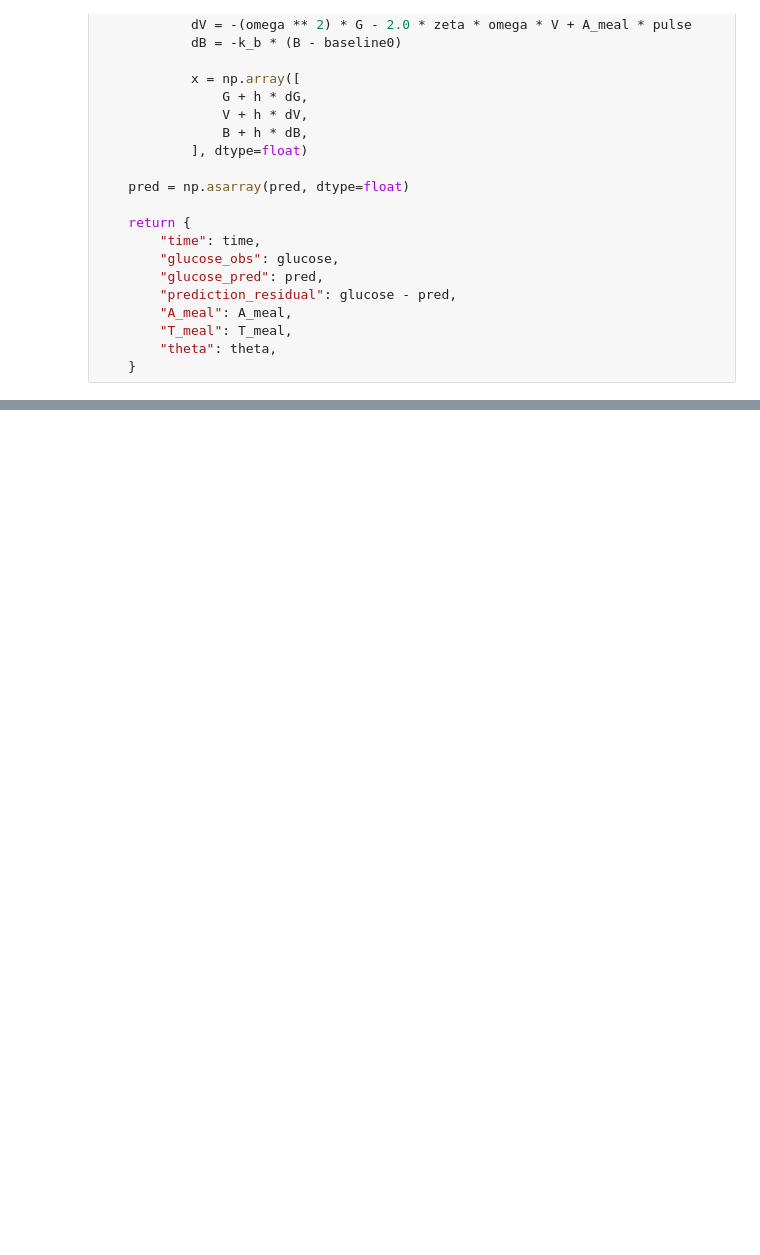
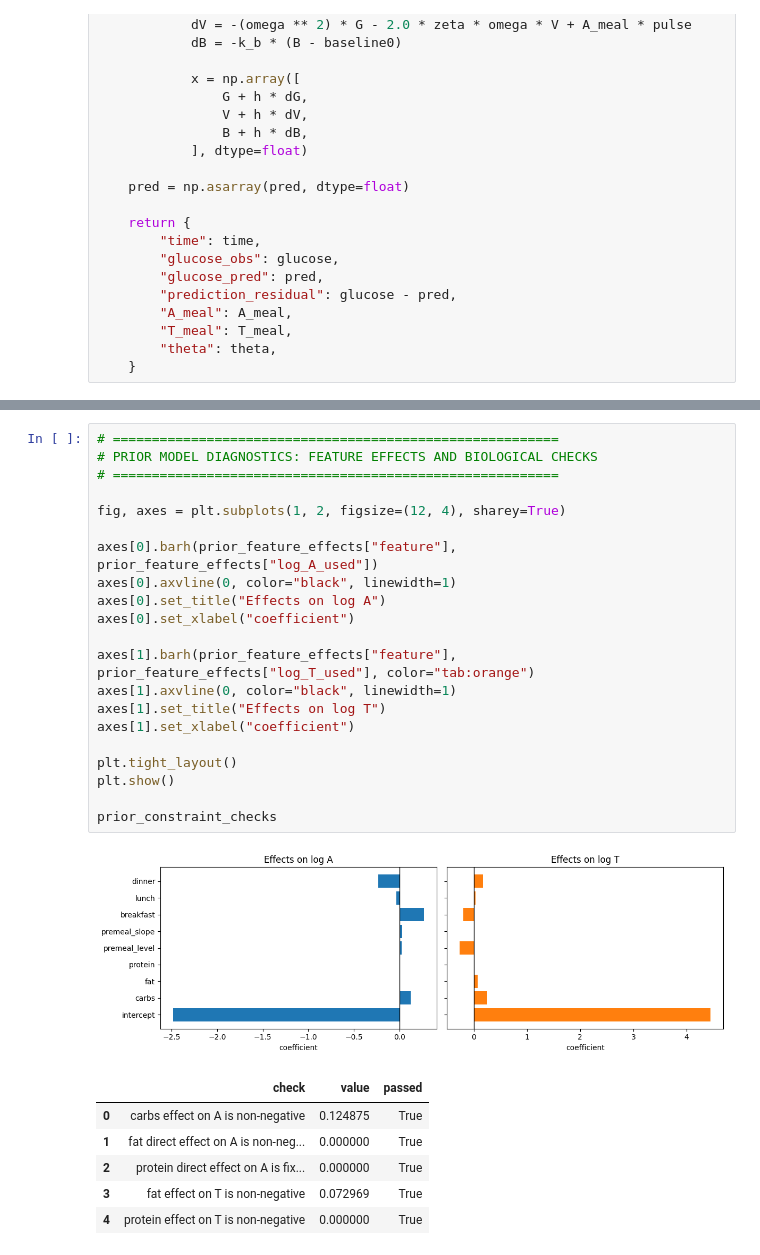
Before and after one commit to vskantze/dynamic-metabolic-state, a Jupyter notebook: nbs/mode2_online_bayesian_meal_identification_real_data.ipynb, the cells around one changed output, grey strips where cells are left out. Drawn from its saved outputs; the diff is of its cells as text; blank space fills up the shorter version.

```diff
--- a/nbs/mode2_online_bayesian_meal_identification_real_data.ipynb
+++ b/nbs/mode2_online_bayesian_meal_identification_real_data.ipynb
@@ -473,3 +704,32 @@ pd.DataFrame(at_label_rows).drop(columns=["features"]).describe()
+# %%
+# =========================================================
+# PRIOR MODEL DIAGNOSTICS: FEATURE EFFECTS AND BIOLOGICAL CHECKS
+# =========================================================
+
+fig, axes = plt.subplots(1, 2, figsize=(12, 4), sharey=True)
+
+axes[0].barh(prior_feature_effects["feature"], prior_feature_effects["log_A_used"])
+axes[0].axvline(0, color="black", linewidth=1)
+axes[0].set_title("Effects on log A")
+axes[0].set_xlabel("coefficient")
+
+axes[1].barh(prior_feature_effects["feature"], prior_feature_effects["log_T_used"], color="tab:orange")
+axes[1].axvline(0, color="black", linewidth=1)
+axes[1].set_title("Effects on log T")
+axes[1].set_xlabel("coefficient")
+
+plt.tight_layout()
+plt.show()
+
+prior_constraint_checks
+# %% [output]
+[figure, added]
+|  | check | value | passed |
+| 0 | carbs effect on A is non-negative | 0.124875 | True |
+| 1 | fat direct effect on A is non-neg... | 0.000000 | True |
+| 2 | protein direct effect on A is fix... | 0.000000 | True |
+| 3 | fat effect on T is non-negative | 0.072969 | True |
+| 4 | protein effect on T is non-negative | 0.000000 | True |
 # %%
 # =========================================================
 # ONLINE BAYESIAN POSTERIOR OVER FIXED A/T
```
Also changed, not shown: parts of 9 cells of this notebook.
